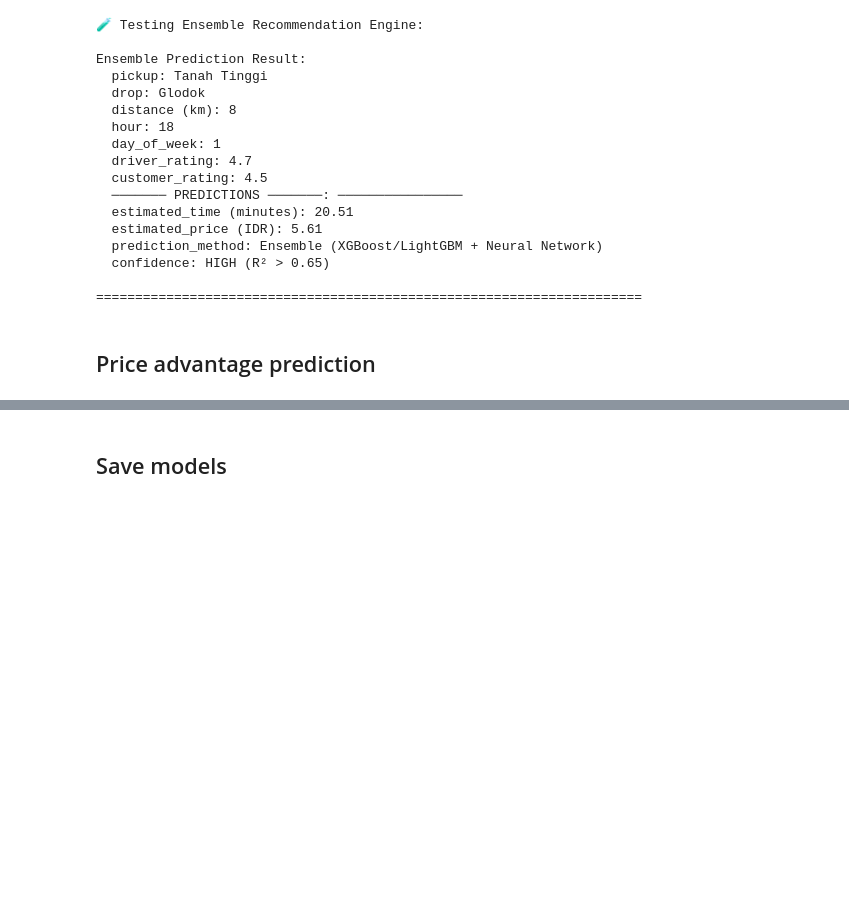
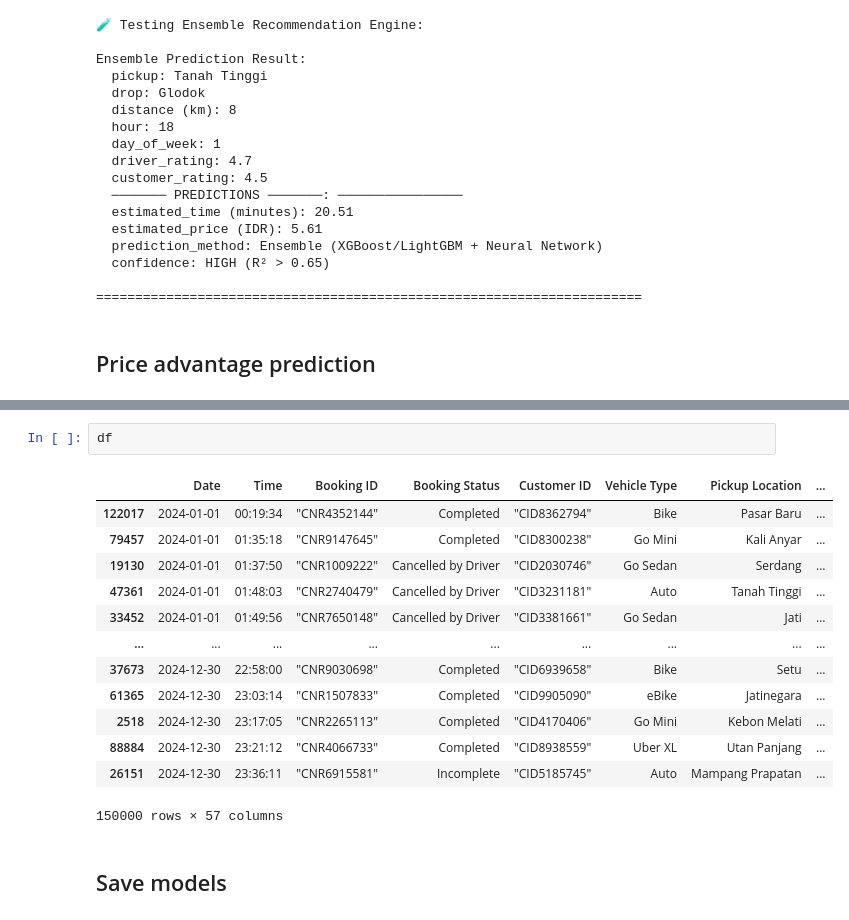
Before and after one commit to Mipjeiger/Taxi-trip-engineering-track-Similar-GoRide-, a Jupyter notebook: ml-engineer/notebooks/02_data_science copy.ipynb, the cells around one changed output, grey strips where cells are left out. Saved outputs shown, nothing was run; the diff lists cells and outputs as text; blank space fills up the shorter version.

```diff
--- a/ml-engineer/notebooks/02_data_science copy.ipynb
+++ b/ml-engineer/notebooks/02_data_science copy.ipynb
@@ -2040,6 +2040,22 @@ Dynamic Pricing Result:
   predicted_acceptance: HIGH
 
 ======================================================================
+# %%
+df
+# %% [output]
+|  | Date | Time | Booking ID | Booking Status | Customer ID | Vehicle Type | Pickup Location | ... |
+| 122017 | 2024-01-01 | 00:19:34 | "CNR4352144" | Completed | "CID8362794" | Bike | Pasar Baru | ... |
+| 79457 | 2024-01-01 | 01:35:18 | "CNR9147645" | Completed | "CID8300238" | Go Mini | Kali Anyar | ... |
+| 19130 | 2024-01-01 | 01:37:50 | "CNR1009222" | Cancelled by Driver | "CID2030746" | Go Sedan | Serdang | ... |
+| 47361 | 2024-01-01 | 01:48:03 | "CNR2740479" | Cancelled by Driver | "CID3231181" | Auto | Tanah Tinggi | ... |
+| 33452 | 2024-01-01 | 01:49:56 | "CNR7650148" | Cancelled by Driver | "CID3381661" | Go Sedan | Jati | ... |
+| ... | ... | ... | ... | ... | ... | ... | ... | ... |
+| 37673 | 2024-12-30 | 22:58:00 | "CNR9030698" | Completed | "CID6939658" | Bike | Setu | ... |
+| 61365 | 2024-12-30 | 23:03:14 | "CNR1507833" | Completed | "CID9905090" | eBike | Jatinegara | ... |
+| 2518 | 2024-12-30 | 23:17:05 | "CNR2265113" | Completed | "CID4170406" | Go Mini | Kebon Melati | ... |
+| 88884 | 2024-12-30 | 23:21:12 | "CNR4066733" | Completed | "CID8938559" | Uber XL | Utan Panjang | ... |
+| 26151 | 2024-12-30 | 23:36:11 | "CNR6915581" | Incomplete | "CID5185745" | Auto | Mampang Prapatan | ... |
+150000 rows × 57 columns
 # %% [markdown]
 ## Save models
 # %%
```
Also changed, not shown: parts of 1 cell of this notebook.
